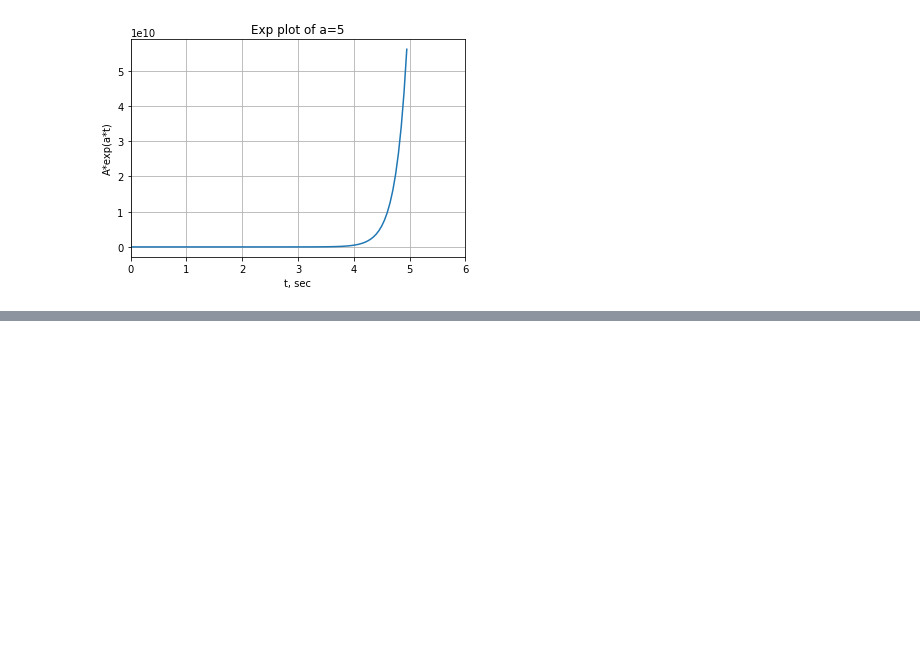
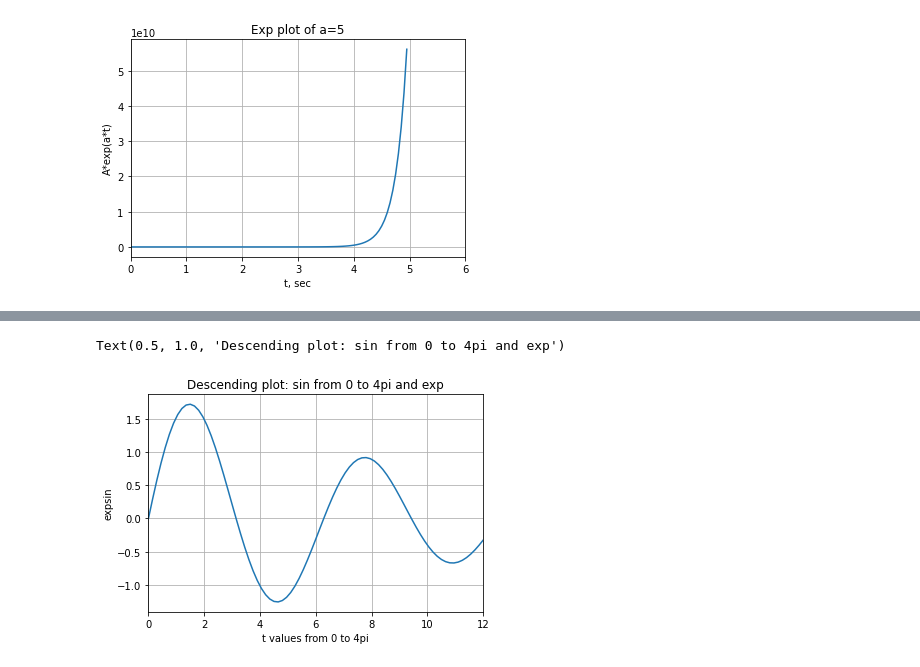
Before and after one commit to Anniegavr/Signal_Processing, a Jupyter notebook: SP_Lab1.ipynb, the cells around one changed output, grey strips where cells are left out. Cells and saved outputs as stored; diff of their text form; code cells hidden in the pictures; blank space fills up the shorter version.

```diff
--- a/SP_Lab1.ipynb
+++ b/SP_Lab1.ipynb
@@ -296,0 +339,15 @@ Text(0.5, 1.0, 'Exp plot of a=-5')
+# %%
+t = np.arange(0,4*np.pi,0.15) # start,stop,step
+A=2
+a=0.1
+expsin=A*np.sin(t)*np.exp((-a)*t)
+y = expsin
+plt.xlim(0,12)
+plt.plot(t, y)
+plt.grid()
+plt.xlabel('t values from 0 to 4pi')
+plt.ylabel('expsin')
+plt.title('Descending plot: sin from 0 to 4pi and exp')
+# %% [output]
+Text(0.5, 1.0, 'Descending plot: sin from 0 to 4pi and exp')
+[figure, added]
```
Also changed, not shown: parts of 10 cells of this notebook.
